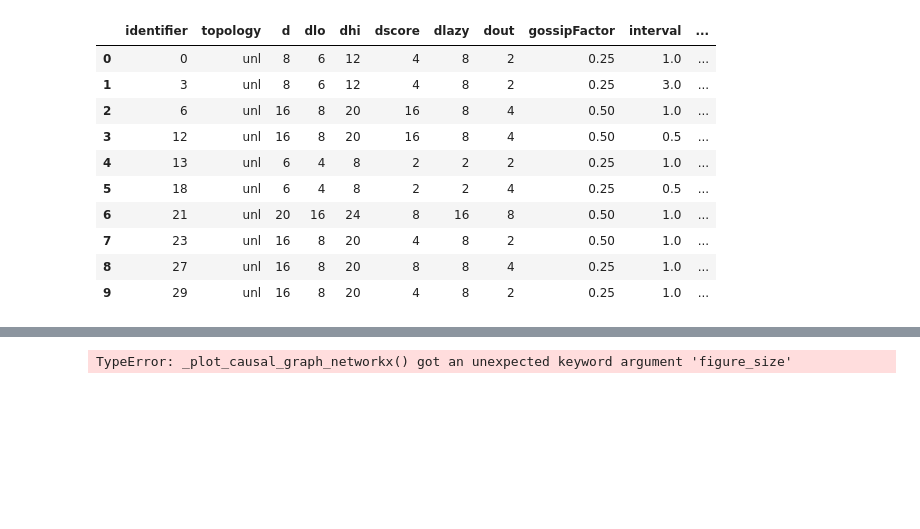
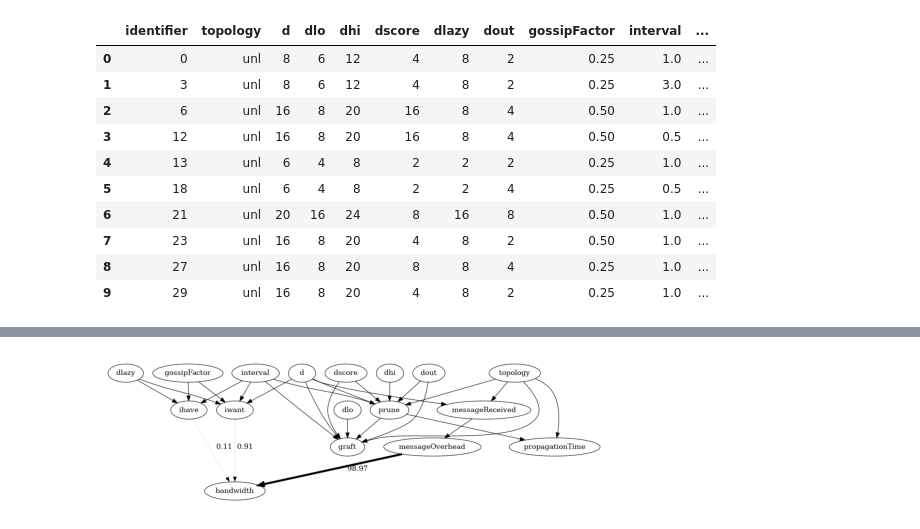
Before and after one commit to FlavScheidt/flexi-pipe, a Jupyter notebook: data/CausalAnalysis/Model1.ipynb, the cells around one changed output, grey strips where cells are left out. Cells and saved outputs as stored; diff of their text form; code cells hidden in the pictures; blank space fills up the shorter version.

Commit message:
Causal analysis of bandwidth

```diff
--- a/data/CausalAnalysis/Model1.ipynb
+++ b/data/CausalAnalysis/Model1.ipynb
@@ -208,14 +209,14 @@ gcm.fit(scm, consolidated)
 # %%
 def convert_to_percentage(value_dictionary):
     total_absolute_sum = np.sum([abs(v) for v in value_dictionary.values()])
     return {k: abs(v) / total_absolute_sum * 100 for k, v in value_dictionary.items()}
 
 
 arrow_strengths = gcm.arrow_strength(scm, target_node='bandwidth')
 
-gcm.util.plot(causal_graph, causal_strengths=convert_to_percentage(arrow_strengths), figure_size=[15, 10])
+gcm.util.plot(causal_graph, causal_strengths=convert_to_percentage(arrow_strengths))#, figure_size=[15, 10])
 # %% [output]
-TypeError: _plot_causal_graph_networkx() got an unexpected keyword argument 'figure_size'
+[figure, added]
 # %%
 def bar_plot(value_dictionary, ylabel, uncertainty_attribs=None, figsize=(8, 5)):
     value_dictionary = {k: value_dictionary[k] for k in sorted(value_dictionary)}
```
Also changed, not shown: parts of 3 cells of this notebook.
